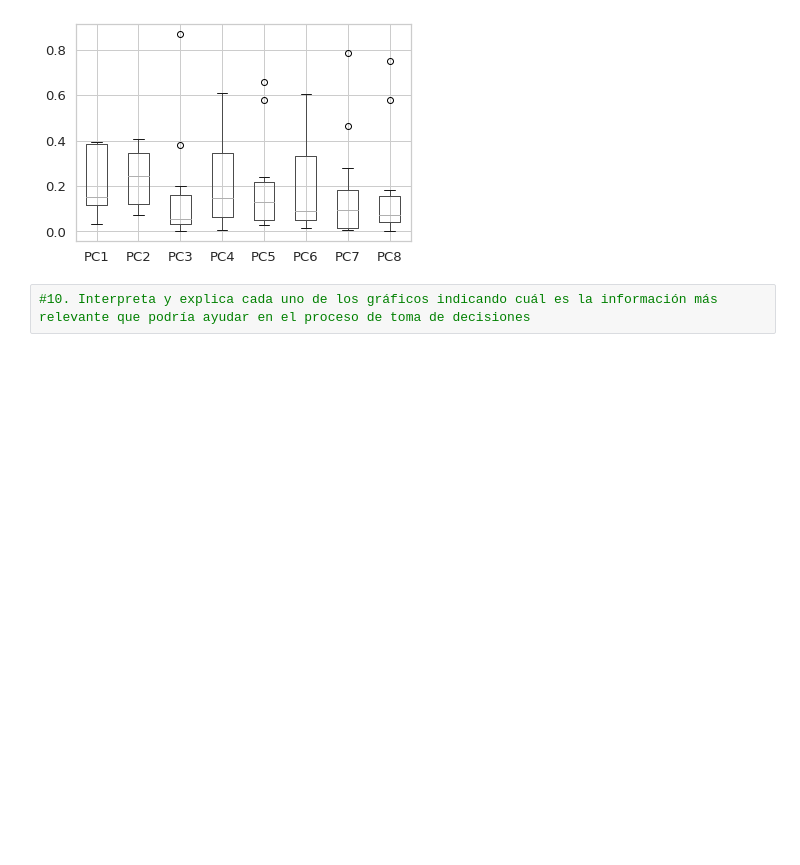
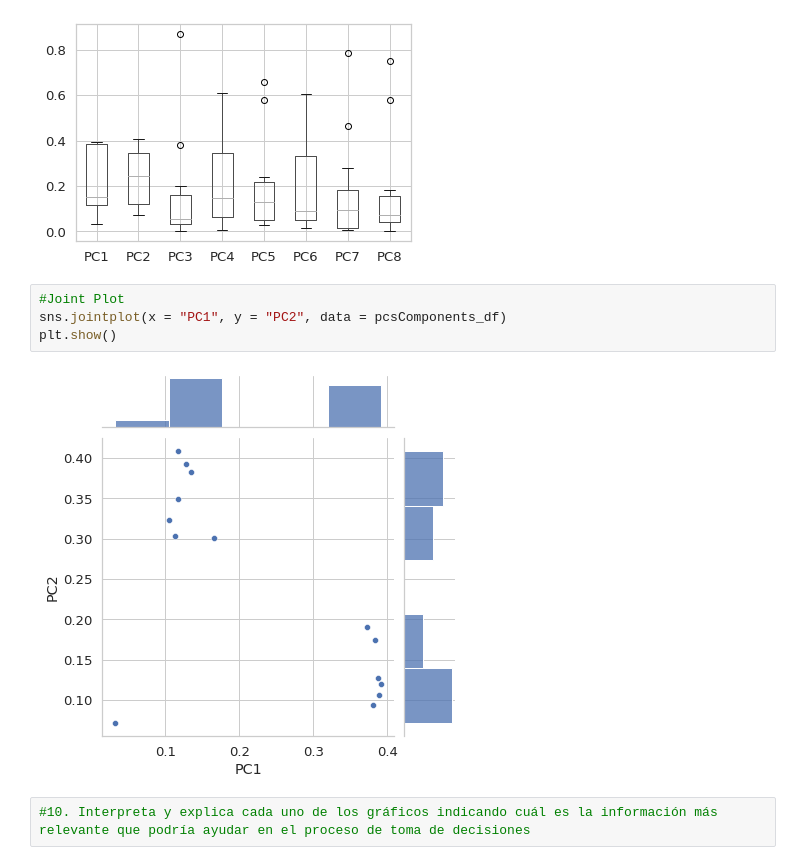
Before and after one commit to PosgradoMNA/actividades-de-aprendizaje-DGarcia-A01086411, a Jupyter notebook: Actividad_Semana_7_6_Visualización.ipynb, the cells around one changed output. Saved outputs shown, nothing was run; the diff lists cells and outputs as text; blank space fills up the shorter version.

```diff
--- a/Actividad_Semana_7_6_Visualización.ipynb
+++ b/Actividad_Semana_7_6_Visualización.ipynb
@@ -398,6 +398,12 @@ boxplot.boxplot()
 # %% [output]
 <matplotlib.axes._subplots.AxesSubplot at 0x...>
 [figure]
+# %%
+#Joint Plot
+sns.jointplot(x = "PC1", y = "PC2", data = pcsComponents_df)
+plt.show()
+# %% [output]
+[figure, added]
 # %%
 #10. Interpreta y explica cada uno de los gráficos indicando cuál es la información más relevante que podría ayudar en el proceso de toma de decisiones
 # %%
```
Also changed, not shown: parts of 1 cell of this notebook.
